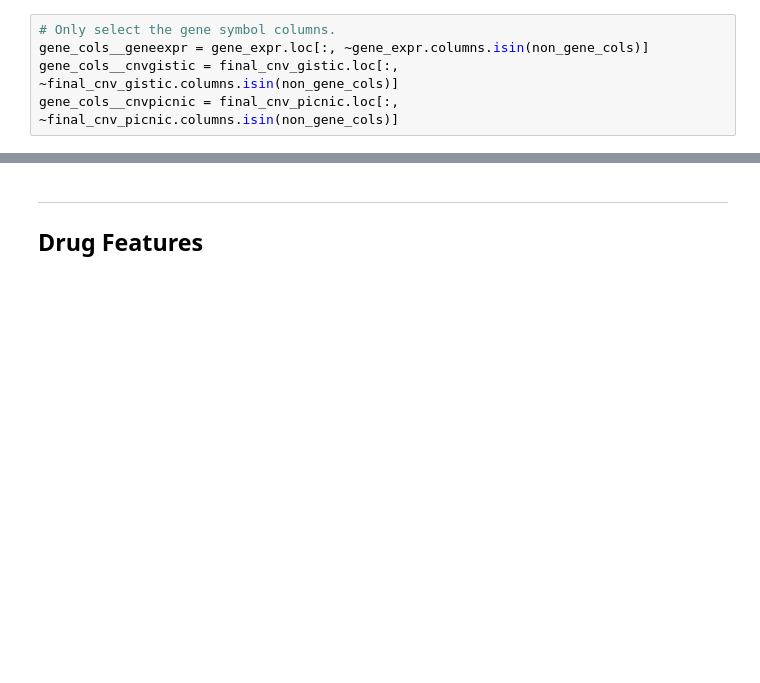
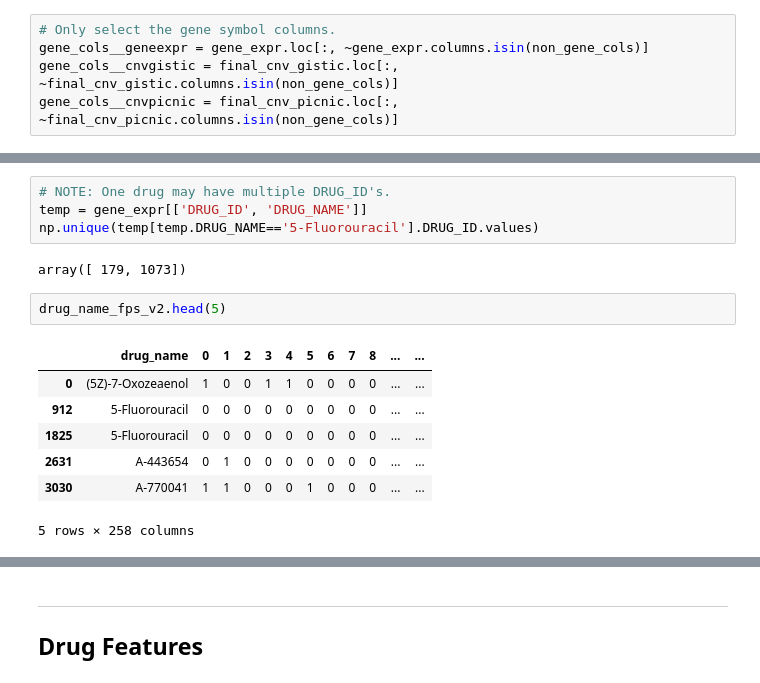
Before and after one commit to PeeteKeesel/gnn-for-drug-response-prediction, a Jupyter notebook: 08_baseline.ipynb, the cells around one changed output, grey strips where cells are left out. Saved outputs shown, nothing was run; the diff lists cells and outputs as text; blank space fills up the shorter version.

```diff
--- a/08_baseline.ipynb
+++ b/08_baseline.ipynb
@@ -127,0 +707,16 @@ This corresponds to
+# %%
+# NOTE: One drug may have multiple DRUG_ID's.
+temp = gene_expr[['DRUG_ID', 'DRUG_NAME']]
+np.unique(temp[temp.DRUG_NAME=='5-Fluorouracil'].DRUG_ID.values)
+# %% [output]
+array([ 179, 1073])
+# %%
+drug_name_fps_v2.head(5)
+# %% [output]
+|  | drug_name | 0 | 1 | 2 | 3 | 4 | 5 | 6 | 7 | 8 | ... | ... |
+| 0 | (5Z)-7-Oxozeaenol | 1 | 0 | 0 | 1 | 1 | 0 | 0 | 0 | 0 | ... | ... |
+| 912 | 5-Fluorouracil | 0 | 0 | 0 | 0 | 0 | 0 | 0 | 0 | 0 | ... | ... |
+| 1825 | 5-Fluorouracil | 0 | 0 | 0 | 0 | 0 | 0 | 0 | 0 | 0 | ... | ... |
+| 2631 | A-443654 | 0 | 1 | 0 | 0 | 0 | 0 | 0 | 0 | 0 | ... | ... |
+| 3030 | A-770041 | 1 | 1 | 0 | 0 | 0 | 1 | 0 | 0 | 0 | ... | ... |
+5 rows × 258 columns
```
Also changed, not shown: parts of 57 cells of this notebook, 4 other files.
